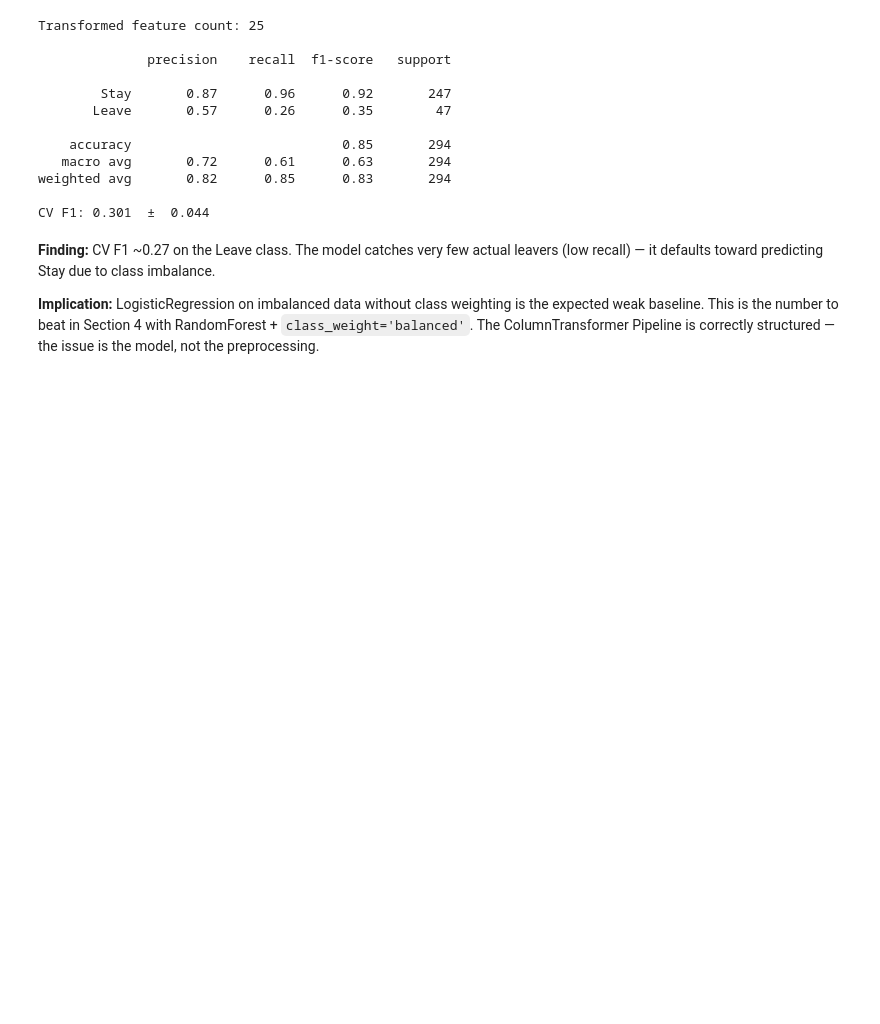
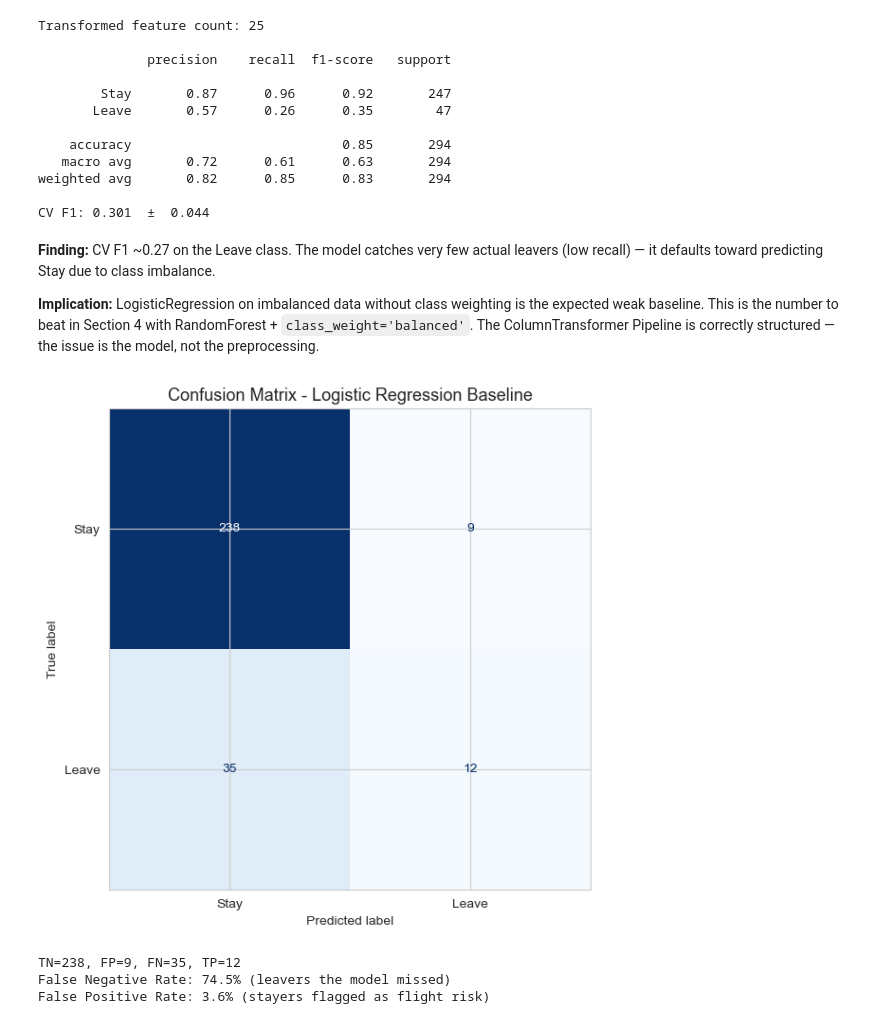
Before and after one commit to kevinbarry7/IBM_HR_Analytics, a Jupyter notebook: ibm_hr_analysis_clean.ipynb, the cells around one changed output. Saved outputs shown, nothing was run; the diff lists cells and outputs as text; code cells hidden in the pictures; blank space fills up the shorter version.

```diff
--- a/ibm_hr_analysis_clean.ipynb
+++ b/ibm_hr_analysis_clean.ipynb
@@ -514,3 +577,32 @@ CV F1: 0.301  ±  0.044
 **Finding:** CV F1 ~0.27 on the Leave class. The model catches very few actual leavers (low recall) — it defaults toward predicting Stay due to class imbalance.
 
 **Implication:** LogisticRegression on imbalanced data without class weighting is the expected weak baseline. This is the number to beat in Section 4 with RandomForest + `class_weight='balanced'`. The ColumnTransformer Pipeline is correctly structured — the issue is the model, not the preprocessing.
+# %%
+# confusion matrix
+
+fig, ax = plt.subplots(figsize=(7,6))
+ConfusionMatrixDisplay.from_estimator(
+    pipe,
+    X_test, y_test,
+    display_labels=['Stay', 'Leave'],
+    colorbar=False,
+    ax=ax,
+    cmap='Blues'
+)
+
+ax.set_title('Confusion Matrix - Logistic Regression Baseline', fontsize=13)
+plt.tight_layout()
+plt.savefig('figures/confusion_matrix_lr.png', dpi=150, bbox_inches='tight')
+plt.show()
+
+# read the four cells
+cm = confusion_matrix(y_test, pipe.predict(X_test))
+tn, fp, fn, tp = cm.ravel()
+print(f'TN={tn}, FP={fp}, FN={fn}, TP={tp}')
+print(f'False Negative Rate: {fn/(fn+tp):.1%} (leavers the model missed)')
+print(f'False Positive Rate: {fp/(fp+tn):.1%} (stayers flagged as flight risk)')
+# %% [output]
+[figure, added]
+TN=238, FP=9, FN=35, TP=12
+False Negative Rate: 74.5% (leavers the model missed)
+False Positive Rate: 3.6% (stayers flagged as flight risk)
```
Also changed, not shown: parts of 4 cells of this notebook, 2 other files.
